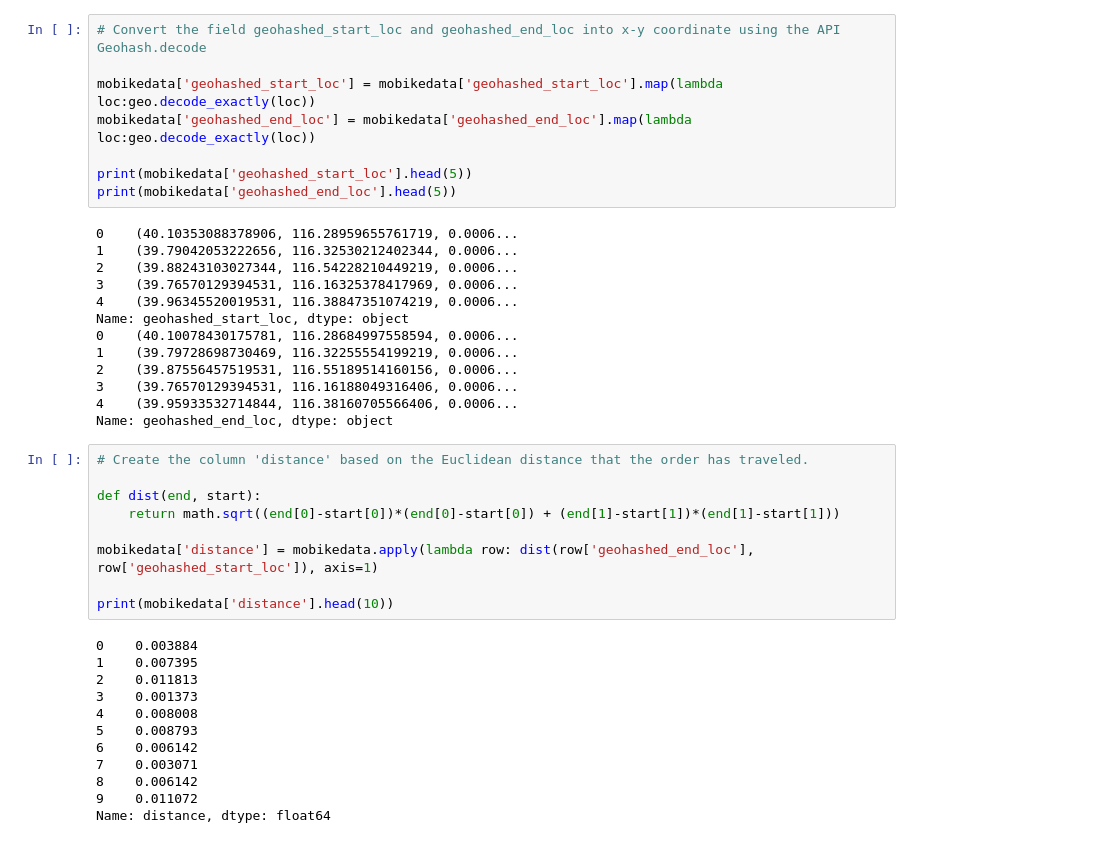
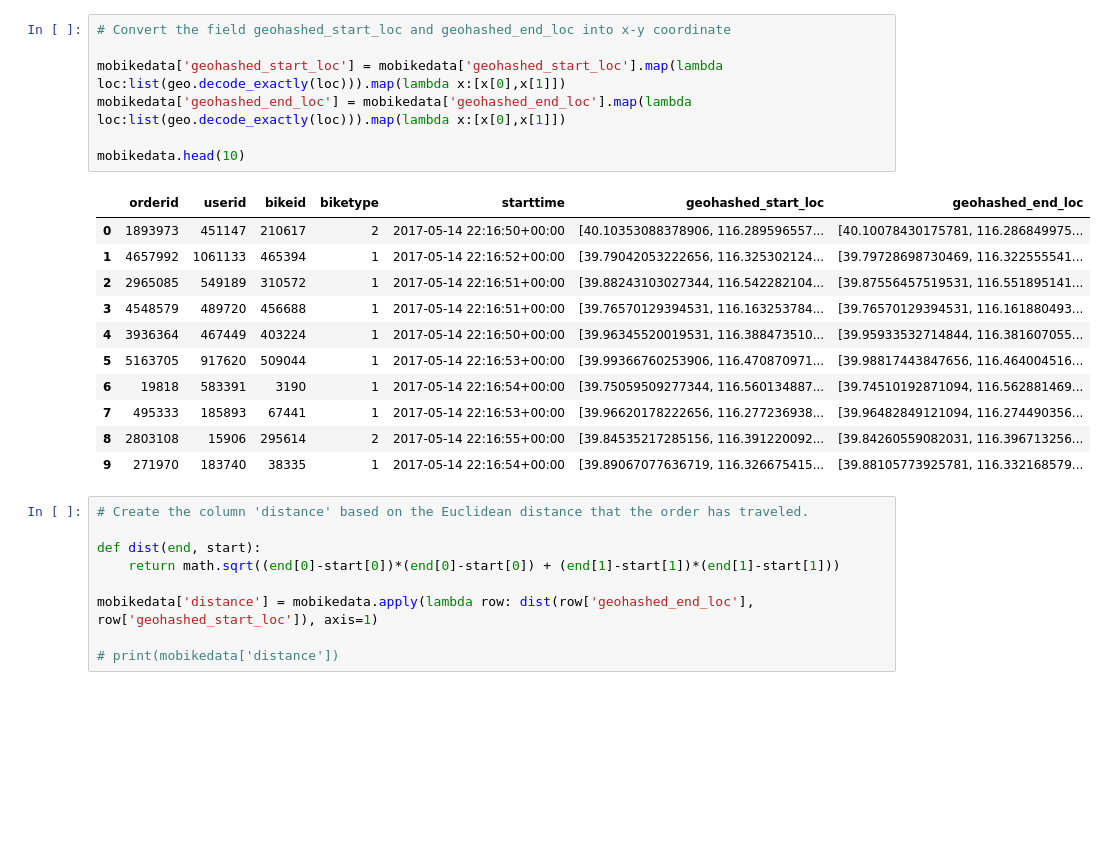
Before and after one commit to dreamlear/data-mining, a Jupyter notebook: project/project.ipynb, the cells around one changed output. Cells and saved outputs as stored; diff of their text form; blank space fills up the shorter version.

```diff
--- a/project/project.ipynb
+++ b/project/project.ipynb
@@ -63,24 +12,22 @@ mobikedata.head(10)
 # %%
-# Convert the field geohashed_start_loc and geohashed_end_loc into x-y coordinate using the API Geohash.decode
+# Convert the field geohashed_start_loc and geohashed_end_loc into x-y coordinate
 
-mobikedata['geohashed_start_loc'] = mobikedata['geohashed_start_loc'].map(lambda loc:geo.decode_exactly(loc))
-mobikedata['geohashed_end_loc'] = mobikedata['geohashed_end_loc'].map(lambda loc:geo.decode_exactly(loc))
+mobikedata['geohashed_start_loc'] = mobikedata['geohashed_start_loc'].map(lambda loc:list(geo.decode_exactly(loc))).map(lambda x:[x[0],x[1]])
+mobikedata['geohashed_end_loc'] = mobikedata['geohashed_end_loc'].map(lambda loc:list(geo.decode_exactly(loc))).map(lambda x:[x[0],x[1]])
 
-print(mobikedata['geohashed_start_loc'].head(5))
-print(mobikedata['geohashed_end_loc'].head(5))
+mobikedata.head(10)
 # %% [output]
-0    (40.10353088378906, 116.28959655761719, 0.0006...
-1    (39.79042053222656, 116.32530212402344, 0.0006...
-2    (39.88243103027344, 116.54228210449219, 0.0006...
-3    (39.76570129394531, 116.16325378417969, 0.0006...
-4    (39.96345520019531, 116.38847351074219, 0.0006...
-Name: geohashed_start_loc, dtype: object
-0    (40.10078430175781, 116.28684997558594, 0.0006...
-1    (39.79728698730469, 116.32255554199219, 0.0006...
-2    (39.87556457519531, 116.55189514160156, 0.0006...
-3    (39.76570129394531, 116.16188049316406, 0.0006...
-4    (39.95933532714844, 116.38160705566406, 0.0006...
-Name: geohashed_end_loc, dtype: object
+|  | orderid | userid | bikeid | biketype | starttime | geohashed_start_loc | geohashed_end_loc |
+| 0 | 1893973 | 451147 | 210617 | 2 | 2017-05-14 22:16:50+00:00 | [40.10353088378906, 116.289596557... | [40.10078430175781, 116.286849975... |
+| 1 | 4657992 | 1061133 | 465394 | 1 | 2017-05-14 22:16:52+00:00 | [39.79042053222656, 116.325302124... | [39.79728698730469, 116.322555541... |
+| 2 | 2965085 | 549189 | 310572 | 1 | 2017-05-14 22:16:51+00:00 | [39.88243103027344, 116.542282104... | [39.87556457519531, 116.551895141... |
+| 3 | 4548579 | 489720 | 456688 | 1 | 2017-05-14 22:16:51+00:00 | [39.76570129394531, 116.163253784... | [39.76570129394531, 116.161880493... |
+| 4 | 3936364 | 467449 | 403224 | 1 | 2017-05-14 22:16:50+00:00 | [39.96345520019531, 116.388473510... | [39.95933532714844, 116.381607055... |
+| 5 | 5163705 | 917620 | 509044 | 1 | 2017-05-14 22:16:53+00:00 | [39.99366760253906, 116.470870971... | [39.98817443847656, 116.464004516... |
+| 6 | 19818 | 583391 | 3190 | 1 | 2017-05-14 22:16:54+00:00 | [39.75059509277344, 116.560134887... | [39.74510192871094, 116.562881469... |
+| 7 | 495333 | 185893 | 67441 | 1 | 2017-05-14 22:16:53+00:00 | [39.96620178222656, 116.277236938... | [39.96482849121094, 116.274490356... |
+| 8 | 2803108 | 15906 | 295614 | 2 | 2017-05-14 22:16:55+00:00 | [39.84535217285156, 116.391220092... | [39.84260559082031, 116.396713256... |
+| 9 | 271970 | 183740 | 38335 | 1 | 2017-05-14 22:16:54+00:00 | [39.89067077636719, 116.326675415... | [39.88105773925781, 116.332168579... |
 # %%
 # Create the column 'distance' based on the Euclidean distance that the order has traveled.
 
@@ -89,17 +36,5 @@ def dist(end, start):
 
 mobikedata['distance'] = mobikedata.apply(lambda row: dist(row['geohashed_end_loc'], row['geohashed_start_loc']), axis=1)
 
-print(mobikedata['distance'].head(10))
+# print(mobikedata['distance'])
-# %% [output]
-0    0.003884
-1    0.007395
-2    0.011813
-3    0.001373
-4    0.008008
-5    0.008793
-6    0.006142
-7    0.003071
-8    0.006142
-9    0.011072
-Name: distance, dtype: float64
 # %%
```
Also changed, not shown: parts of 15 cells of this notebook.
